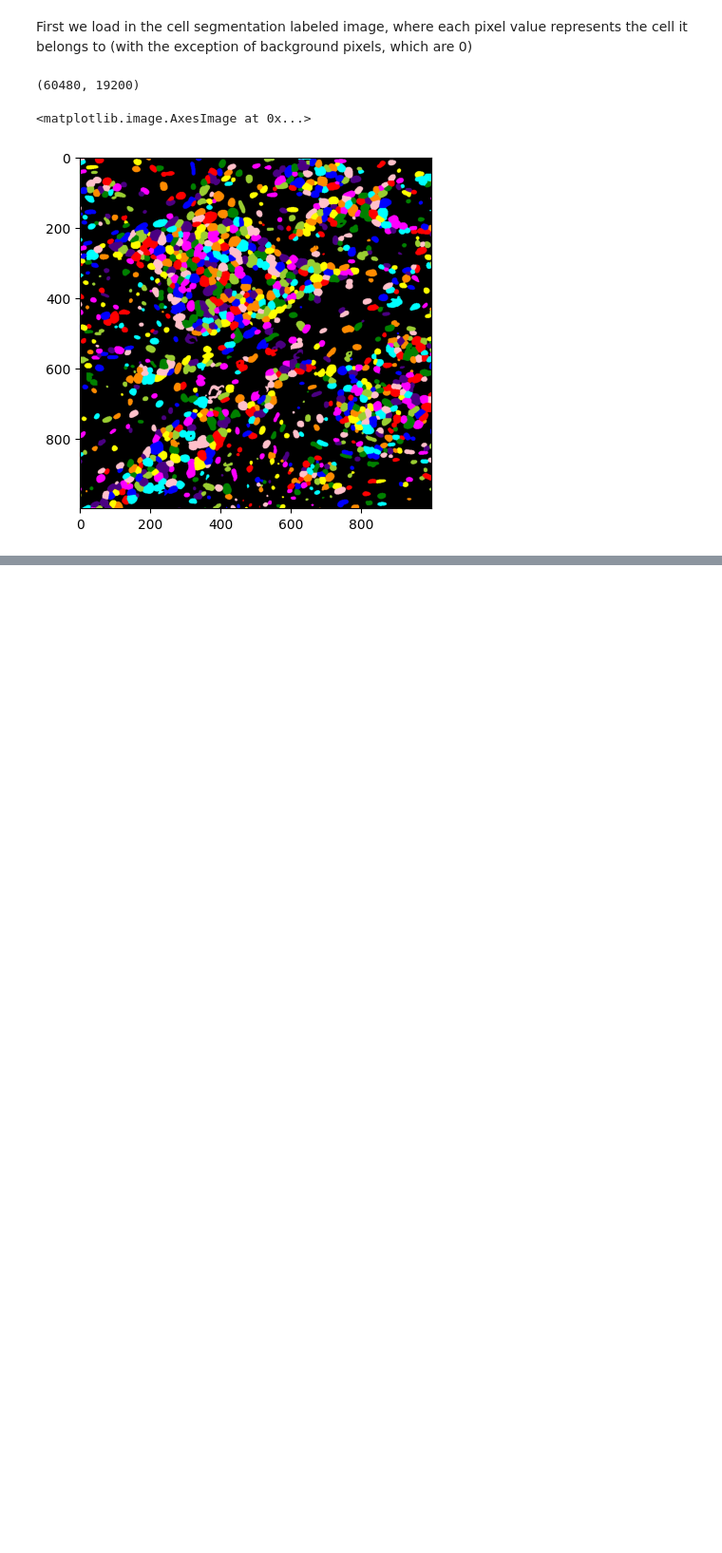
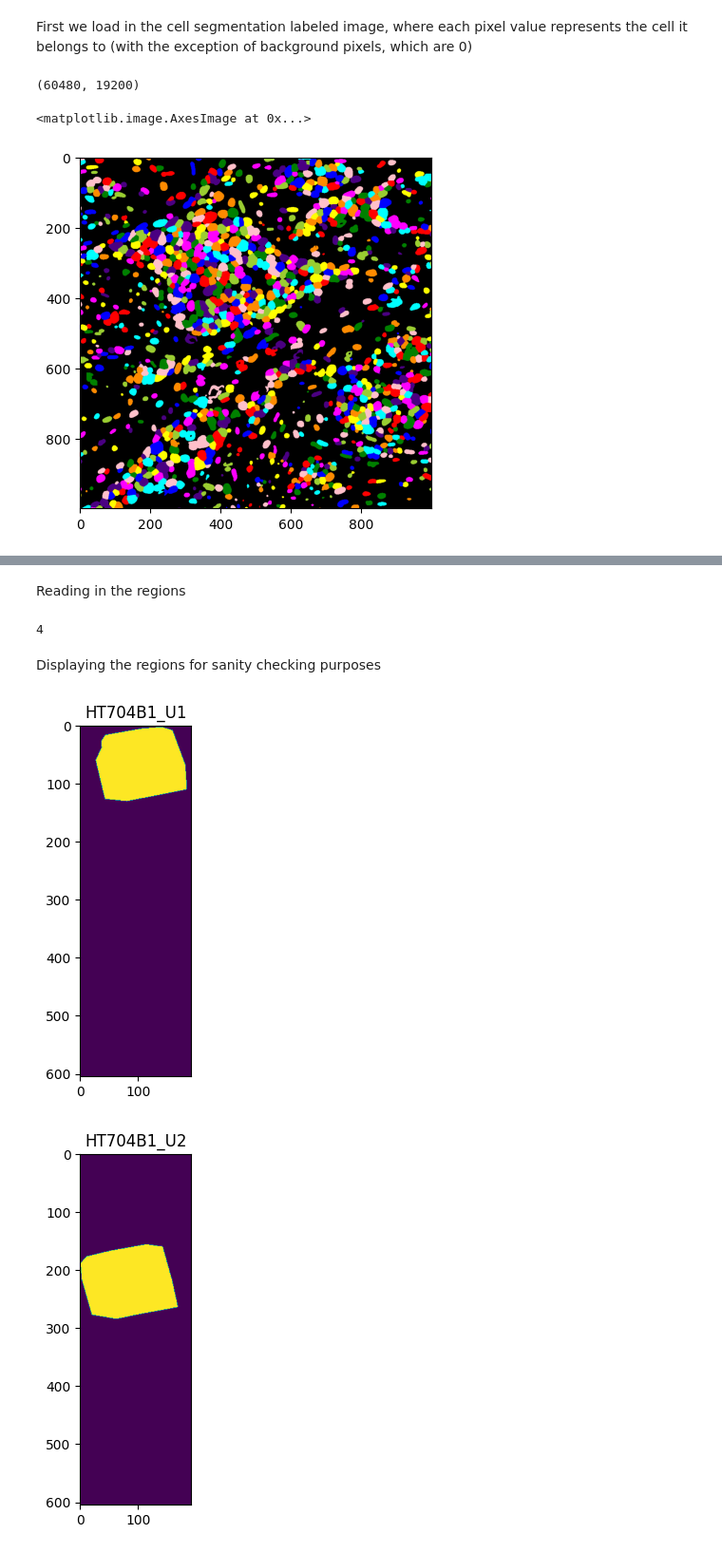
Before and after one commit to ding-lab/ding-lab-spatial, a Jupyter notebook: multiplex_imaging/multiplex_imaging_analysis.ipynb, the cells around one changed output, grey strips where cells are left out. Shown at 95% size. Cells and saved outputs as stored; diff of their text form; code cells hidden in the pictures; blank space fills up the shorter version.

```diff
--- a/multiplex_imaging/multiplex_imaging_analysis.ipynb
+++ b/multiplex_imaging/multiplex_imaging_analysis.ipynb
@@ -183,0 +264,2 @@ table = regionprops_table(labeled, x)
+# %%
+ome_model = from_tiff(ome_path) # image metadata
@@ -183,0 +291,48 @@ table = regionprops_table(labeled, x)
+# %%
+def load_regions(geojson_path):
+    d = json.load(open(geojson_path))
+
+    regions = d['features']
+    coords = []
+    for x in regions:
+        try:
+            coords.append(np.asarray(x['geometry']['coordinates']))
+        except ValueError:
+            print(x['id'], 'failed')
+            coords.append(None)
+
+    regions = [{
+        'id': x['id'],
+        'coordinates': coords[i],
+        'label': x['properties']['classification']['name'],
+    } for i, x in enumerate(regions) if coords[i] is not None]
+
+    pixels = ome_model.images[0].pixels
+    h, w = pixels.size_y, pixels.size_x
+    regions = [x for x in regions if len(x['coordinates'].shape) == 3]
+    for x in regions:
+        x['coordinates'] = x['coordinates'][0][:, [1, 0]] # switch to y, x
+        x['mask'] = skimage.draw.polygon2mask((h, w), x['coordinates']) # make binary section mask
+
+    return regions
+# %%
+# these are the region annotations saved from QuPath in the previous step
+geojson_path = output_dir / 'HT704B1_sections.geojson'
+assert geojson_path.is_file()
+# %% [markdown]
+Reading in the regions
+# %%
+regions = load_regions(geojson_path)
+len(regions) # we have four sections
+# %% [output]
+4
+# %% [markdown]
+Displaying the regions for sanity checking purposes
+# %%
+for x in regions:
+    plt.imshow(x['mask'][::100, ::100])
+    plt.title(x['label'])
+    plt.show()
+# %% [output]
+[figure, added]
+[figure, added]
```
Also changed, not shown: parts of 47 cells of this notebook, 1 other file.
